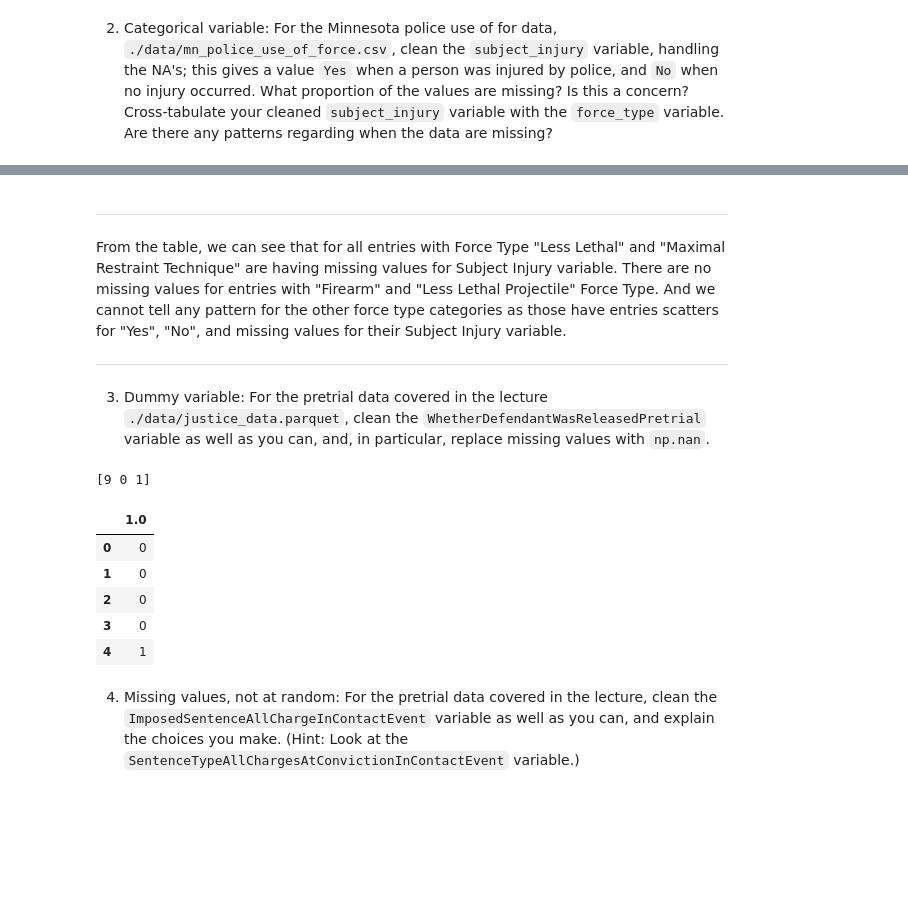
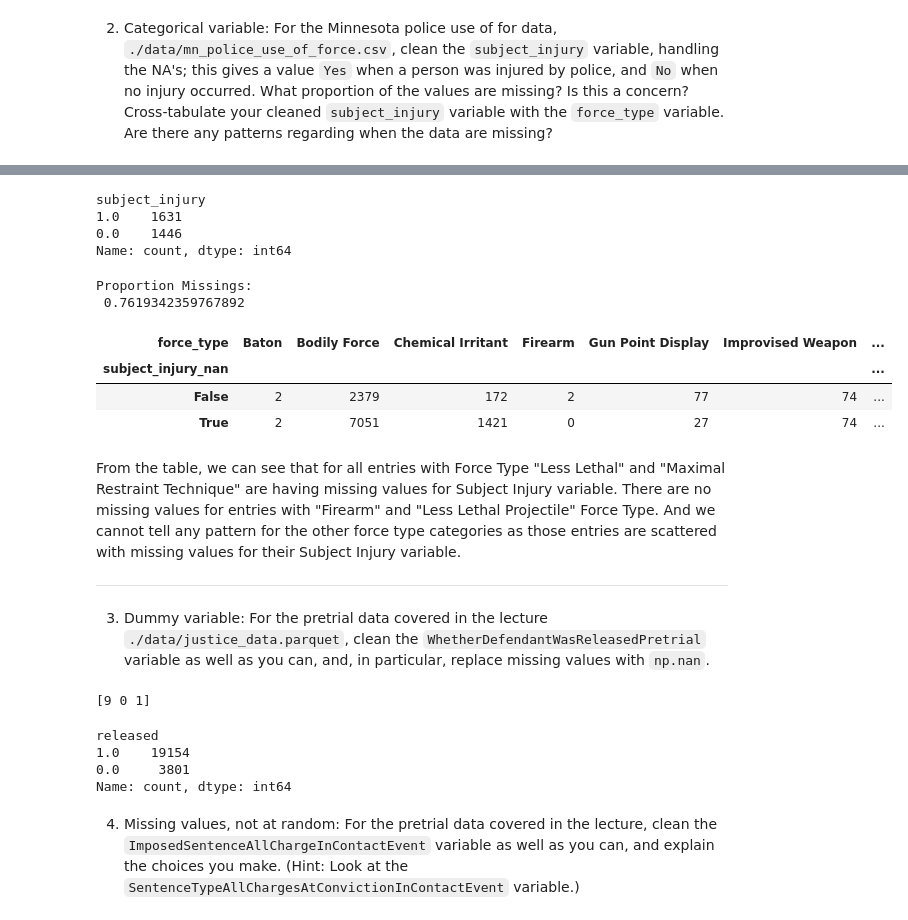
Before and after one commit to xec9cp/wrangling_assignment, a Jupyter notebook: assignment.ipynb, the cells around one changed output, grey strips where cells are left out. Drawn from its saved outputs; the diff is of its cells as text; code cells hidden in the pictures; blank space fills up the shorter version.

```diff
--- a/assignment.ipynb
+++ b/assignment.ipynb
@@ -20,15 +59,10 @@ sum(airbnb["price_na"]) #this indicates that there's no missing value in the pri
 # %% [markdown]
 2. Categorical variable: For the Minnesota police use of for data, `./data/mn_police_use_of_force.csv`, clean the `subject_injury` variable, handling the NA's; this gives a value `Yes` when a person was injured by police, and `No` when no injury occurred. What proportion of the values are missing? Is this a concern? Cross-tabulate your cleaned `subject_injury` variable with the `force_type` variable. Are there any patterns regarding when the data are missing?
 # %%
-police = pd.read_csv("https://raw.githubusercontent.com/xec9cp/wrangling_assignment/refs/heads/main/data/mn_police_use_of_force.csv", index_col = 0)
+police = pd.read_csv(
+    "https://raw.githubusercontent.com/xec9cp/wrangling_assignment/refs/heads/main/data/mn_police_use_of_force.csv"
+    , index_col = 0)
 print(police['subject_injury'].unique())
-police['subject_injury'] = police['subject_injury'].replace(np.nan, "NA") # replace the nan's into "NA" to label them
-print(police['subject_injury'].value_counts(), "\n") #9848 missing values
-
-si_na_prop = (police['subject_injury']=='NA').sum()/police.shape[0]
-print(si_na_prop) #about 76.2% of the data is missing, might be concerning due to the large proportion
-
-
-pd.crosstab(police['subject_injury'], police['force_type'])
+print(police['subject_injury'].value_counts(), "\n")
 # %% [output]
 [nan 'No' 'Yes']
@@ -49,31 +73,47 @@ Name: count, dtype: int64
+# %%
+police['subject_injury'] = police['subject_injury'].replace({'Yes': 1, 'No': 0}) #change the "Yes"/"No" to 1/0
+print(police['subject_injury'].value_counts(), "\n")
+
+# Create a missing dummy:
+police['subject_injury_nan'] = police['subject_injury'].isnull() # Equals 1 if missing, 0 if non-null
+# %% [output]
+subject_injury
+1.0    1631
+0.0    1446
+Name: count, dtype: int64
+# %%
+print('Proportion Missings: \n', (sum(police['subject_injury_nan'])/police.shape[0]),'\n') #missing proportion
+pd.crosstab(police['subject_injury_nan'], police['force_type'])
+# %% [output]
+Proportion Missings:
+ 0.7619342359767892
+| force_type | Baton | Bodily Force | Chemical Irritant | Firearm | Gun Point Display | Improvised Weapon | ... |
+| subject_injury_nan |  |  |  |  |  |  | ... |
+| False | 2 | 2379 | 172 | 2 | 77 | 74 | ... |
+| True | 2 | 7051 | 1421 | 0 | 27 | 74 | ... |
 # %% [markdown]
+From the table, we can see that for all entries with Force Type "Less Lethal" and "Maximal Restraint Technique" are having missing values for Subject Injury variable. There are no missing values for entries with "Firearm" and "Less Lethal Projectile" Force Type. And we cannot tell any pattern for the other force type categories as those entries are scattered with missing values for their Subject Injury variable.
 
 
 ---
-
-
-From the table, we can see that for all entries with Force Type "Less Lethal" and "Maximal Restraint Technique" are having missing values for Subject Injury variable. There are no missing values for entries with "Firearm" and "Less Lethal Projectile" Force Type. And we cannot tell any pattern for the other force type categories as those have entries scatters for "Yes", "No", and missing values for their Subject Injury variable.
-
-
----
 # %% [markdown]
 3. Dummy variable: For the pretrial data covered in the lecture `./data/justice_data.parquet`, clean the `WhetherDefendantWasReleasedPretrial` variable as well as you can, and, in particular, replace missing values with `np.nan`.
 # %%
-justice = pd.read_parquet("https://raw.githubusercontent.com/xec9cp/wrangling_assignment/refs/heads/main/data/justice_data.parquet")
-print(justice['WhetherDefendantWasReleasedPretrial'].unique()) #9 mean unclear, so replace them to np.nan
-justice['WhetherDefendantWasReleasedPretrial']=justice['WhetherDefendantWasReleasedPretrial'].replace(9,np.nan)
-#such we can treat this variable as a Boolean
-
-justice_drp = pd.get_dummies(justice['WhetherDefendantWasReleasedPretrial'], drop_first=True, dtype=int) #drop 0 (Not Released) as the baseline
-justice_drp.head()
+justice = pd.read_parquet(
+    "https://raw.githubusercontent.com/xec9cp/wrangling_assignment/refs/heads/main/data/justice_data.parquet")
+justice = justice.rename(columns={'WhetherDefendantWasReleasedPretrial':'released'})
+print(justice['released'].unique()) #9 mean unclear, we could replace them to np.nan
 # %% [output]
 [9 0 1]
-|  | 1.0 |
-| 0 | 0 |
-| 1 | 0 |
-| 2 | 0 |
-| 3 | 0 |
-| 4 | 1 |
+# %%
+justice['released']=justice['released'].replace(9,np.nan) #such we can treat this variable as a Boolean
+justice['released_na'] = justice['released'].isnull() # Equals 1 if missing, 0 if non-null
+print(justice['released'].value_counts(), "\n")
+# %% [output]
+released
+1.0    19154
+0.0     3801
+Name: count, dtype: int64
 # %% [markdown]
 4. Missing values, not at random: For the pretrial data covered in the lecture, clean the `ImposedSentenceAllChargeInContactEvent` variable as well as you can, and explain the choices you make. (Hint: Look at the `SentenceTypeAllChargesAtConvictionInContactEvent` variable.)
 # %%
```
Also changed, not shown: parts of 13 cells of this notebook.
